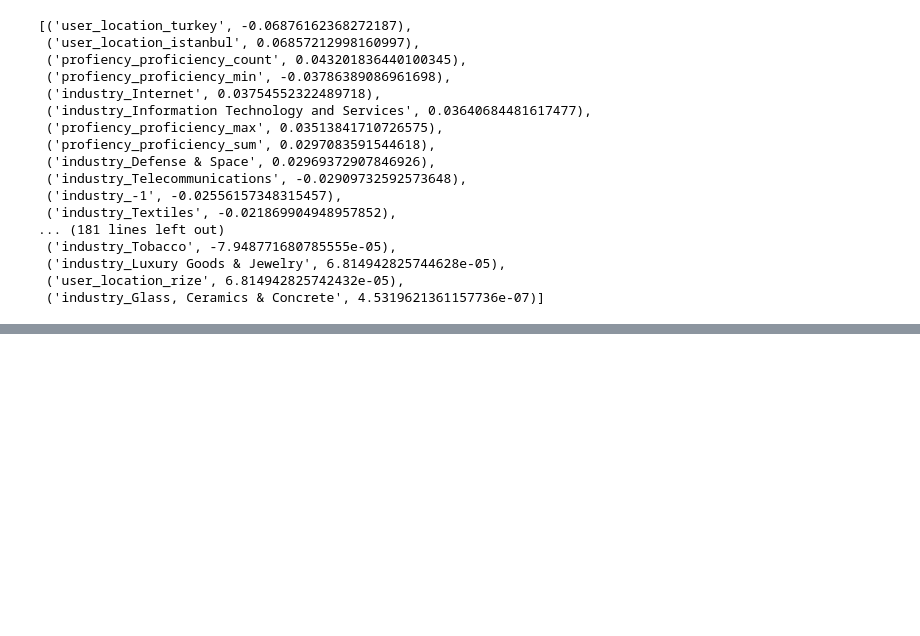
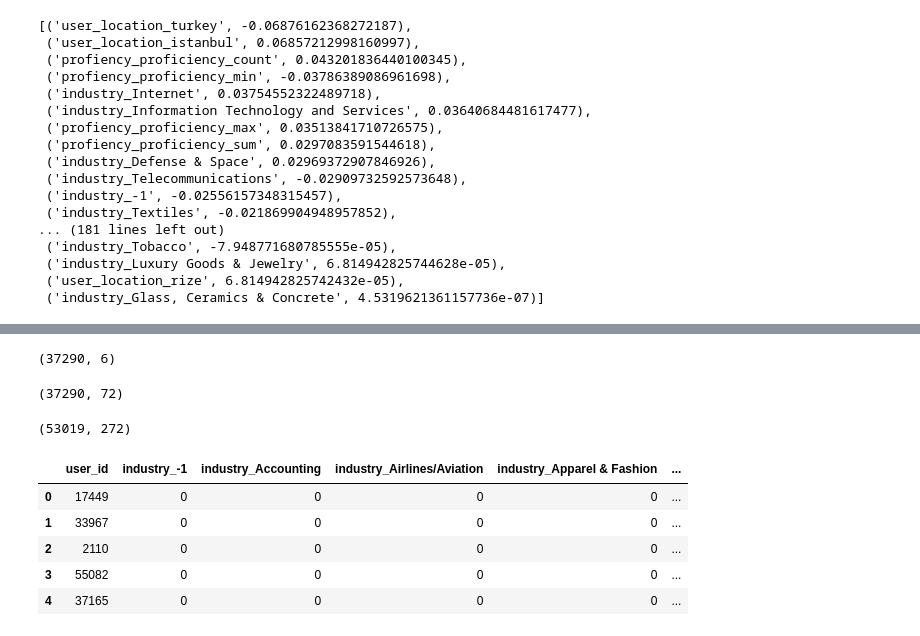
Before and after one commit to furkaneneseren/Datathon-BBVA, a Jupyter notebook: churn-with-linkedin.ipynb, the cells around one changed output, grey strips where cells are left out. Saved outputs shown, nothing was run; the diff lists cells and outputs as text; code cells hidden in the pictures; blank space fills up the shorter version.

```diff
--- a/churn-with-linkedin.ipynb
+++ b/churn-with-linkedin.ipynb
@@ -1224,0 +1379,26 @@ target_corrs(train)
+# %%
+language_agg.shape
+# %% [output]
+(37290, 6)
+# %%
+categorical_grouped.shape
+# %% [output]
+(37290, 72)
+# %%
+train.shape
+# %% [output]
+(53019, 272)
+# %%
+test = pd.read_csv("./test_test_user_fe.csv")
+# %%
+test.drop(columns="Unnamed: 0", inplace= True)
+# %%
+test = test.merge(language_agg, on="user_id", how="left")
+test.head()
+# %% [output]
+|  | user_id | industry_-1 | industry_Accounting | industry_Airlines/Aviation | industry_Apparel & Fashion | ... |
+| 0 | 17449 | 0 | 0 | 0 | 0 | ... |
+| 1 | 33967 | 0 | 0 | 0 | 0 | ... |
+| 2 | 2110 | 0 | 0 | 0 | 0 | ... |
+| 3 | 55082 | 0 | 0 | 0 | 0 | ... |
+| 4 | 37165 | 0 | 0 | 0 | 0 | ... |
```
Also changed, not shown: parts of 29 cells of this notebook.
